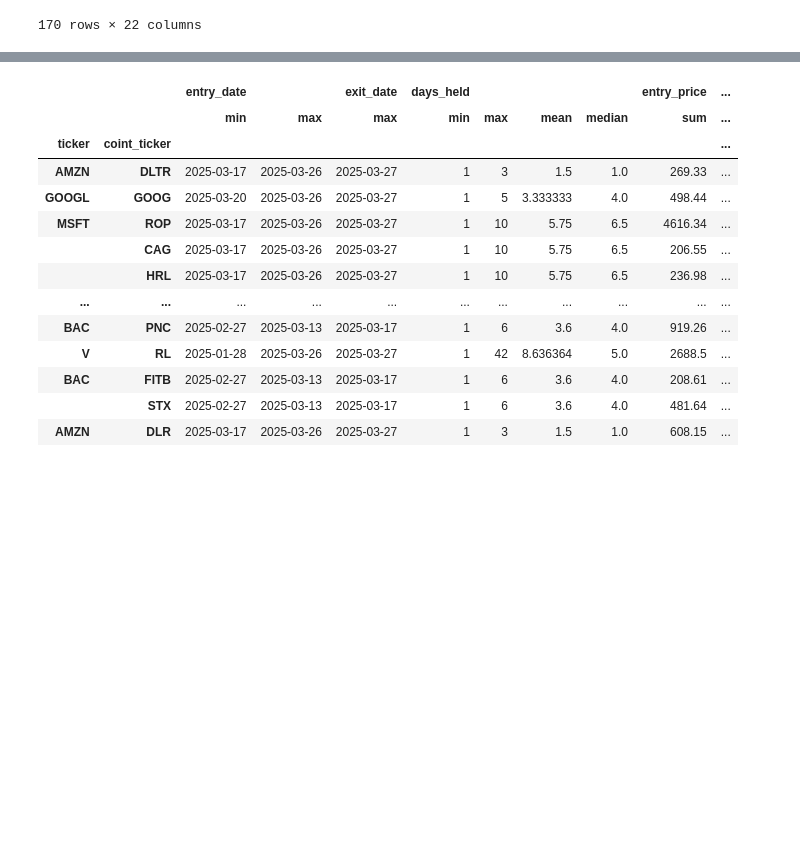
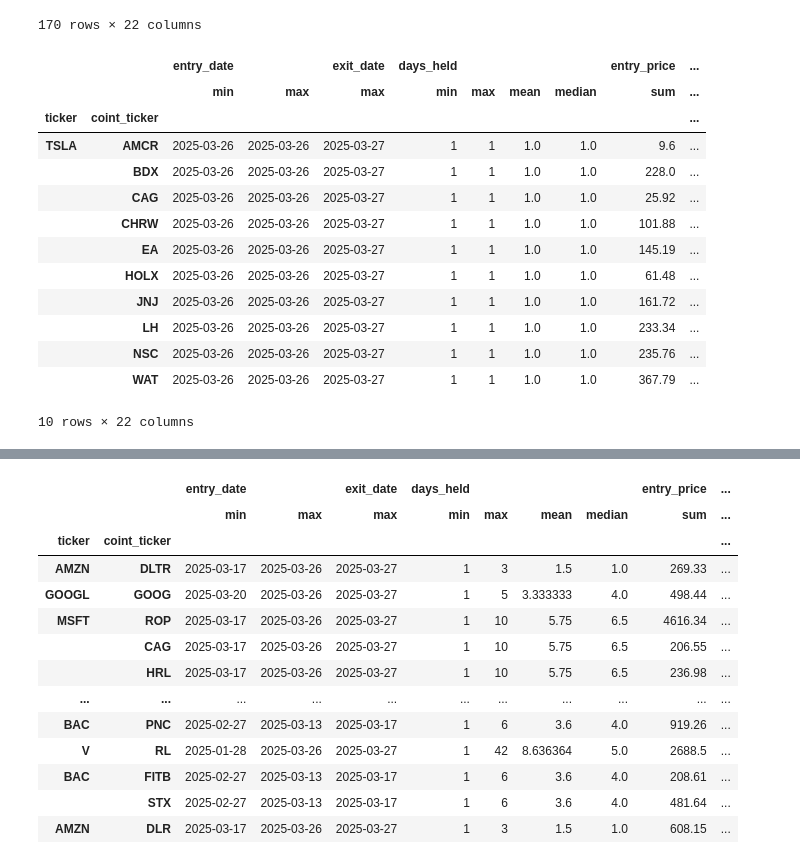
Before and after one commit to CKAbundant/sentiment, a Jupyter notebook: poc.ipynb, the cells around one changed output, grey strips where cells are left out. Saved outputs shown, nothing was run; the diff lists cells and outputs as text; code cells hidden in the pictures; blank space fills up the shorter version.

```diff
--- a/poc.ipynb
+++ b/poc.ipynb
@@ -809,3 +829,20 @@ breakdown
 |  | NOC | 2025-02-26 | 2025-03-26 | 2025-03-27 | 1 | 16 | 8.5 | 8.0 | 4839.72 | ... |
 |  | SWKS | 2025-02-26 | 2025-03-26 | 2025-03-27 | 1 | 16 | 8.5 | 8.0 | 681.41 | ... |
 170 rows × 22 columns
+# %%
+breakdown.loc[breakdown["trading_period"] == 1, :]
+# %% [output]
+|  |  | entry_date |  | exit_date | days_held |  |  |  | entry_price | ... |
+|  |  | min | max | max | min | max | mean | median | sum | ... |
+| ticker | coint_ticker |  |  |  |  |  |  |  |  | ... |
+| TSLA | AMCR | 2025-03-26 | 2025-03-26 | 2025-03-27 | 1 | 1 | 1.0 | 1.0 | 9.6 | ... |
+|  | BDX | 2025-03-26 | 2025-03-26 | 2025-03-27 | 1 | 1 | 1.0 | 1.0 | 228.0 | ... |
+|  | CAG | 2025-03-26 | 2025-03-26 | 2025-03-27 | 1 | 1 | 1.0 | 1.0 | 25.92 | ... |
+|  | CHRW | 2025-03-26 | 2025-03-26 | 2025-03-27 | 1 | 1 | 1.0 | 1.0 | 101.88 | ... |
+|  | EA | 2025-03-26 | 2025-03-26 | 2025-03-27 | 1 | 1 | 1.0 | 1.0 | 145.19 | ... |
+|  | HOLX | 2025-03-26 | 2025-03-26 | 2025-03-27 | 1 | 1 | 1.0 | 1.0 | 61.48 | ... |
+|  | JNJ | 2025-03-26 | 2025-03-26 | 2025-03-27 | 1 | 1 | 1.0 | 1.0 | 161.72 | ... |
+|  | LH | 2025-03-26 | 2025-03-26 | 2025-03-27 | 1 | 1 | 1.0 | 1.0 | 233.34 | ... |
+|  | NSC | 2025-03-26 | 2025-03-26 | 2025-03-27 | 1 | 1 | 1.0 | 1.0 | 235.76 | ... |
+|  | WAT | 2025-03-26 | 2025-03-26 | 2025-03-27 | 1 | 1 | 1.0 | 1.0 | 367.79 | ... |
+10 rows × 22 columns
```
Also changed, not shown: parts of 26 cells of this notebook, 4 other files.
